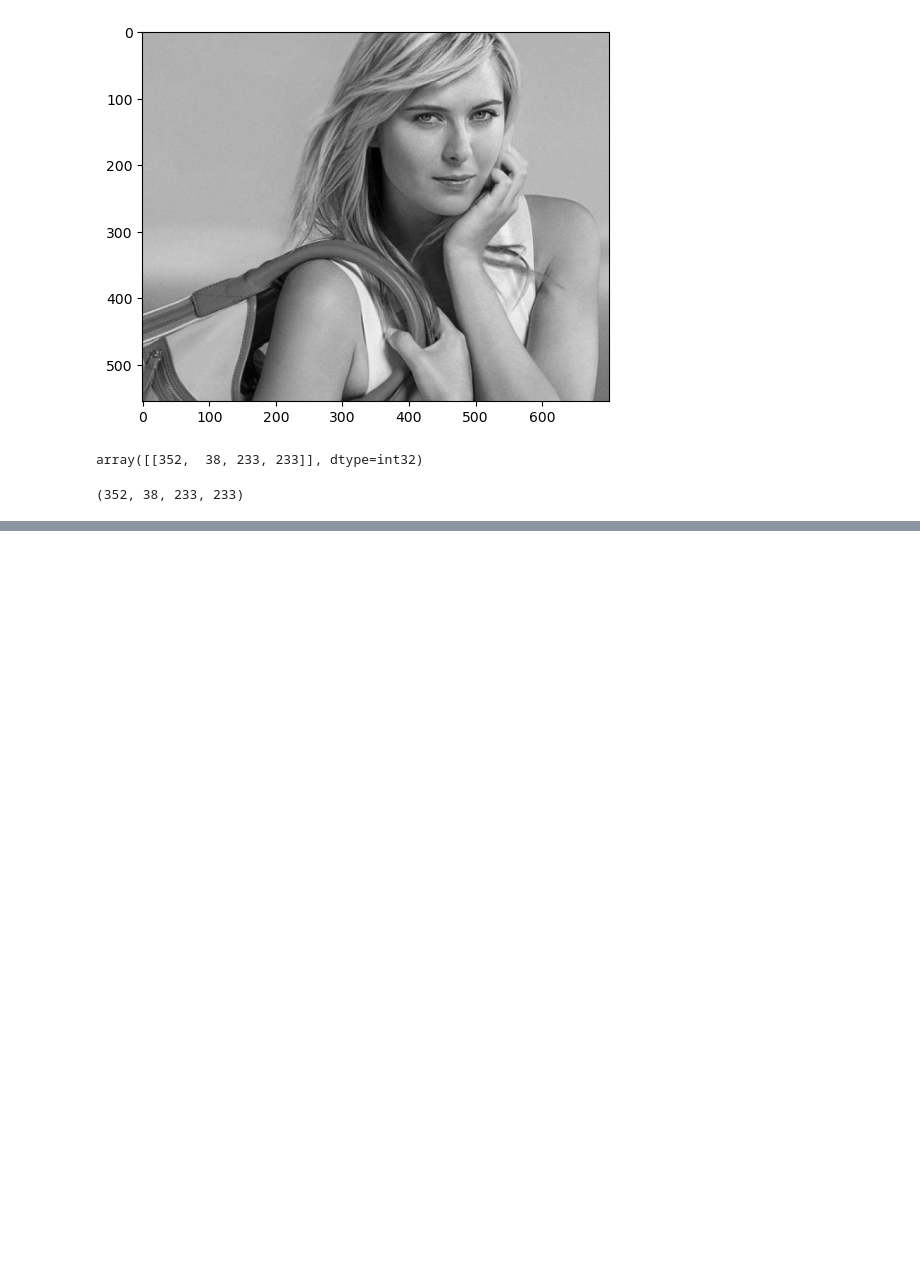
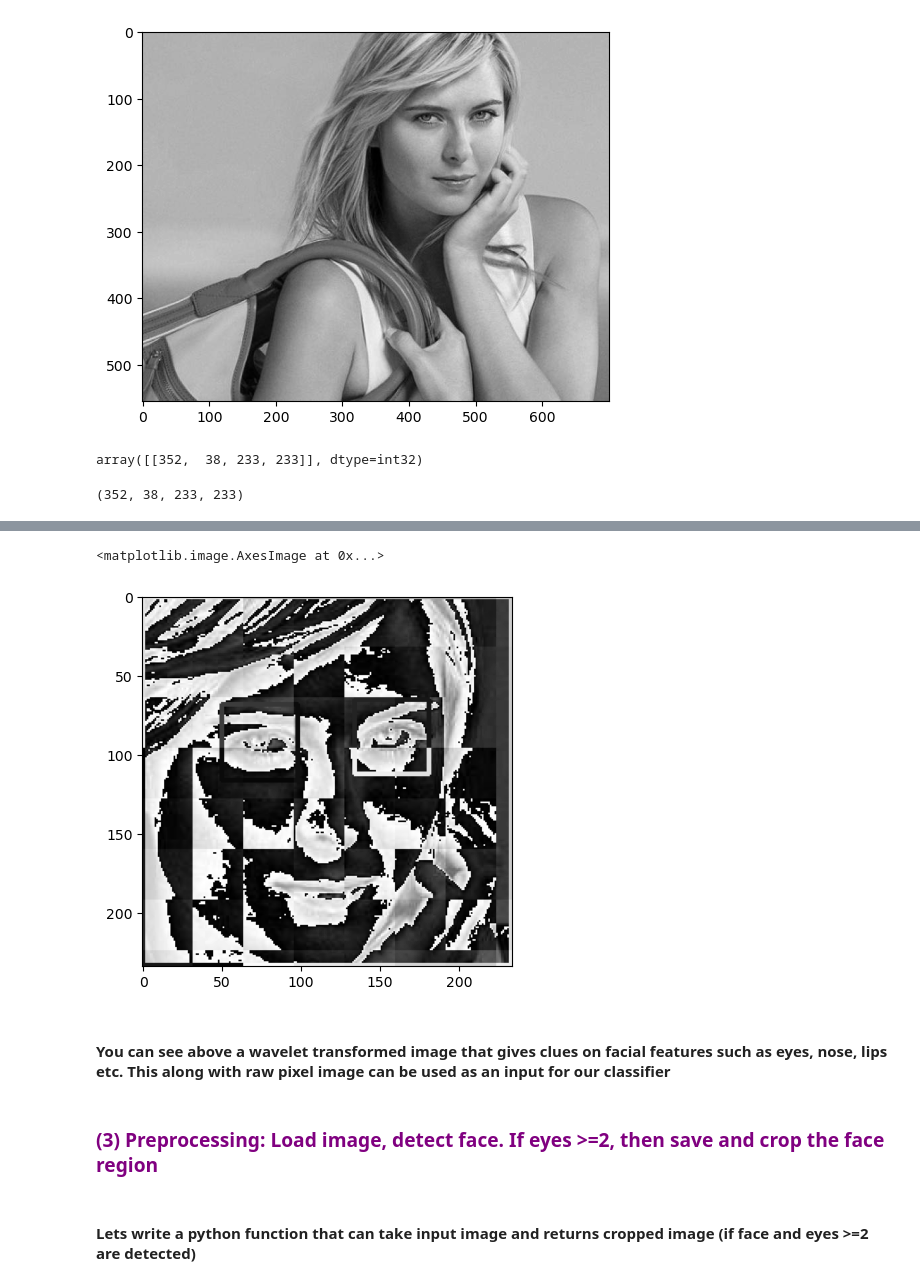
Before and after one commit to laaria-chris/SportsPersonClassifier, a Jupyter notebook: model/Sports_Model_classifier.ipynb, the cells around one changed output, grey strips where cells are left out. Cells and saved outputs as stored; diff of their text form; code cells hidden in the pictures; blank space fills up the shorter version.

```diff
--- a/model/Sports_Model_classifier.ipynb
+++ b/model/Sports_Model_classifier.ipynb
@@ -51,0 +96,38 @@ plt.imshow(face_img)
+# %%
+import numpy as np
+import pywt
+import cv2
+
+def w2d(img, mode='haar', level=1):
+    imArray = img
+    #Datatype conversions
+    #convert to grayscale
+    imArray = cv2.cvtColor( imArray,cv2.COLOR_RGB2GRAY )
+    #convert to float
+    imArray =  np.float32(imArray)
+    imArray /= 255;
+    # compute coefficients
+    coeffs=pywt.wavedec2(imArray, mode, level=level)
+
+    #Process Coefficients
+    coeffs_H=list(coeffs)
+    coeffs_H[0] *= 0;
+
+    # reconstruction
+    imArray_H=pywt.waverec2(coeffs_H, mode);
+    imArray_H *= 255;
+    imArray_H =  np.uint8(imArray_H)
+
+    return imArray_H
+# %%
+im_har = w2d(cropped_img,'db1',5)
+plt.imshow(im_har, cmap='gray')
+# %% [output]
+<matplotlib.image.AxesImage at 0x...>
+[figure, added]
+# %% [markdown]
+#### You can see above a wavelet transformed image that gives clues on facial features such as eyes, nose, lips etc. This along with raw pixel image can be used as an input for our classifier
+# %% [markdown]
+<h3 style='color:purple'>(3) Preprocessing: Load image, detect face. If eyes >=2, then save and crop the face region</h3>
+# %% [markdown]
+####  Lets write a python function that can take input image and returns cropped image (if face and eyes >=2 are detected)
```
Also changed, not shown: parts of 37 cells of this notebook.
